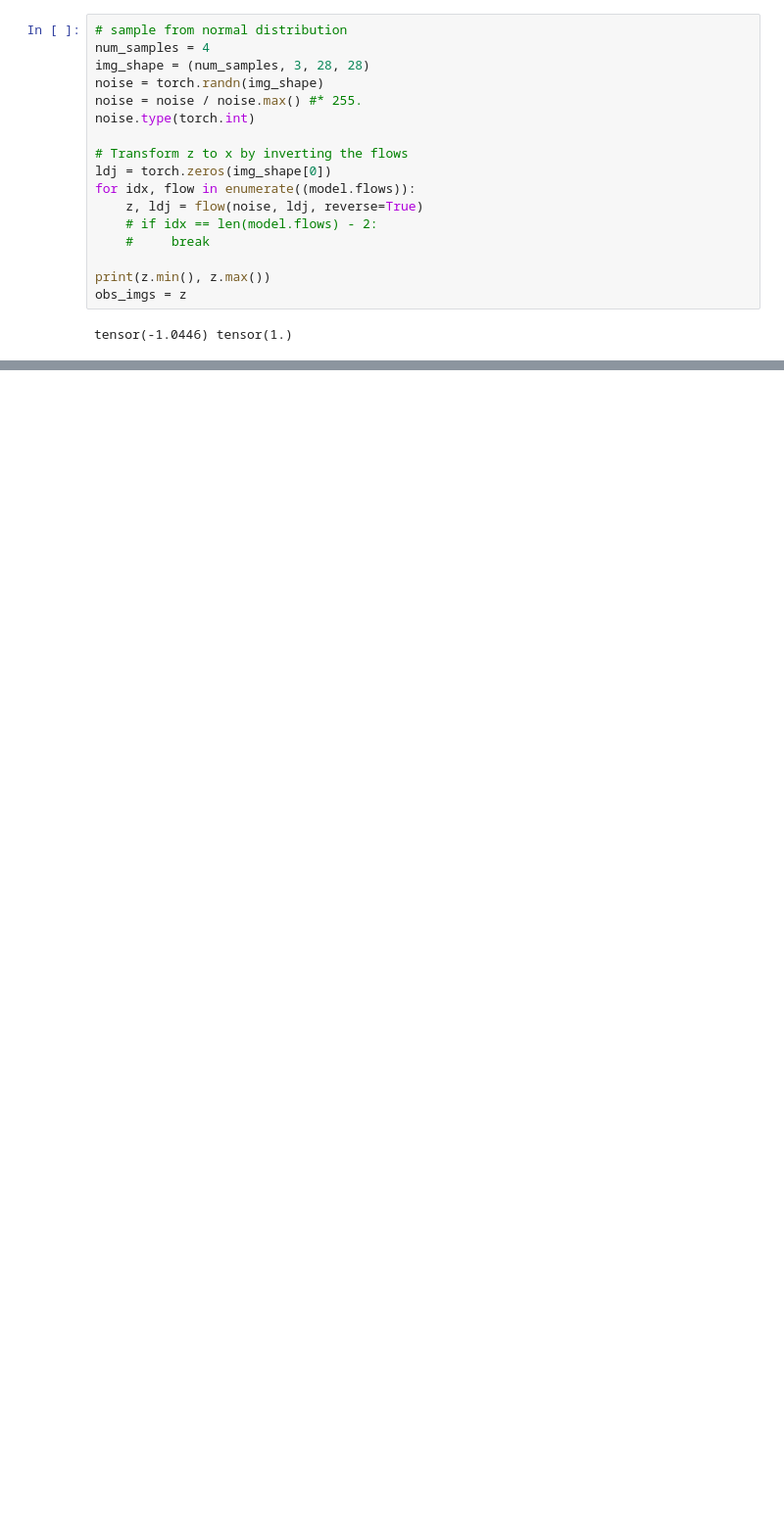
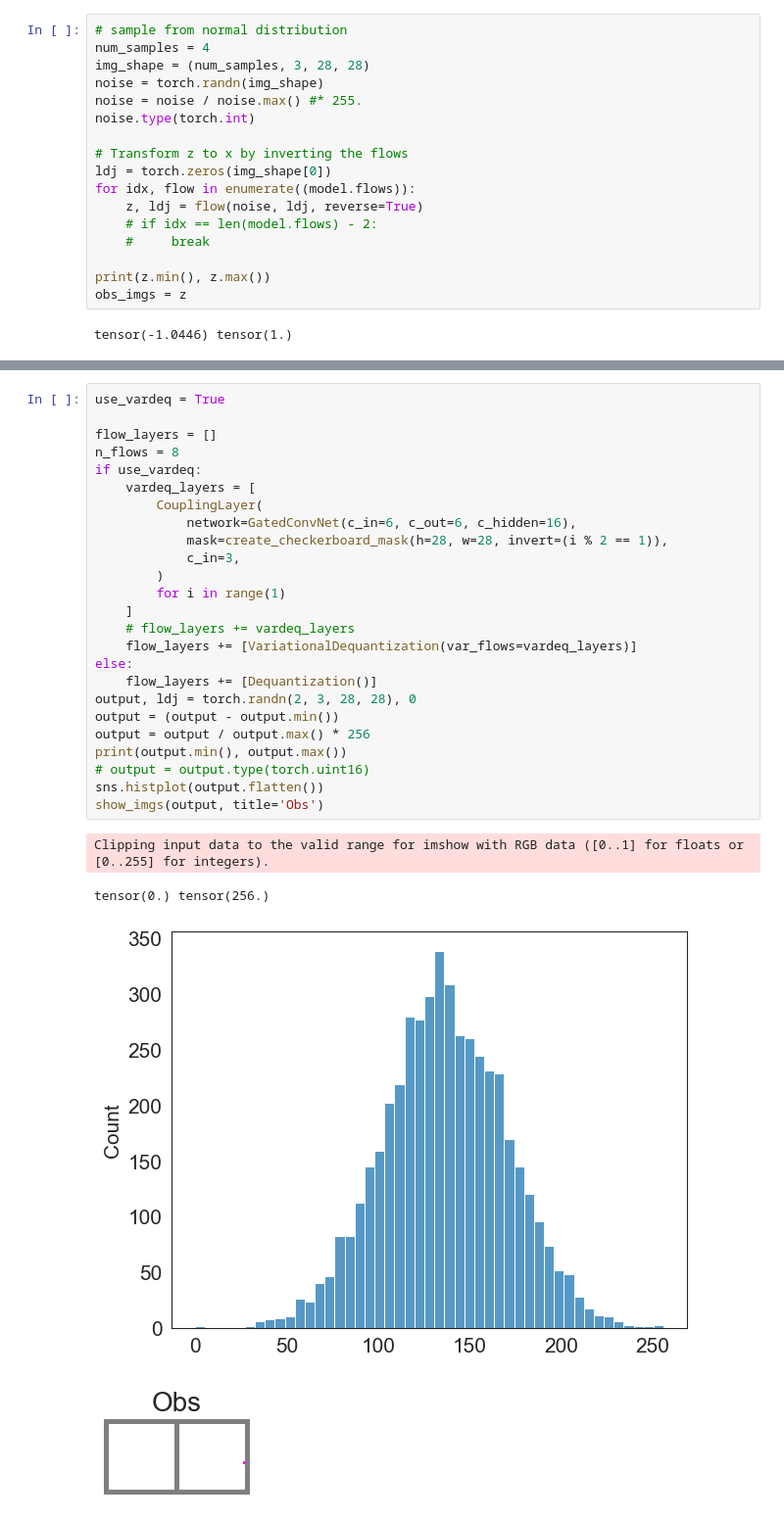
Before and after one commit to tree1111/CDRL, a Jupyter notebook: notebooks/Inspect Trained Models.ipynb, the cells around one changed output, grey strips where cells are left out. Shown at 98% size. Saved outputs shown, nothing was run; the diff lists cells and outputs as text; blank space fills up the shorter version.

```diff
--- a/notebooks/Inspect Trained Models.ipynb
+++ b/notebooks/Inspect Trained Models.ipynb
@@ -525,0 +586,30 @@ tensor(-0.9130) tensor(0.9113)
+# %%
+use_vardeq = True
+
+flow_layers = []
+n_flows = 8
+if use_vardeq:
+    vardeq_layers = [
+        CouplingLayer(
+            network=GatedConvNet(c_in=6, c_out=6, c_hidden=16),
+            mask=create_checkerboard_mask(h=28, w=28, invert=(i % 2 == 1)),
+            c_in=3,
+        )
+        for i in range(1)
+    ]
+    # flow_layers += vardeq_layers
+    flow_layers += [VariationalDequantization(var_flows=vardeq_layers)]
+else:
+    flow_layers += [Dequantization()]
+output, ldj = torch.randn(2, 3, 28, 28), 0
+output = (output - output.min())
+output = output / output.max() * 256
+print(output.min(), output.max())
+# output = output.type(torch.uint16)
+sns.histplot(output.flatten())
+show_imgs(output, title='Obs')
+# %% [output]
+Clipping input data to the valid range for imshow with RGB data ([0..1] for floats or [0..255] for integers).
+tensor(0.) tensor(256.)
+[figure, added]
+[figure, added]
```
Also changed, not shown: parts of 15 cells of this notebook, 5 other files.
